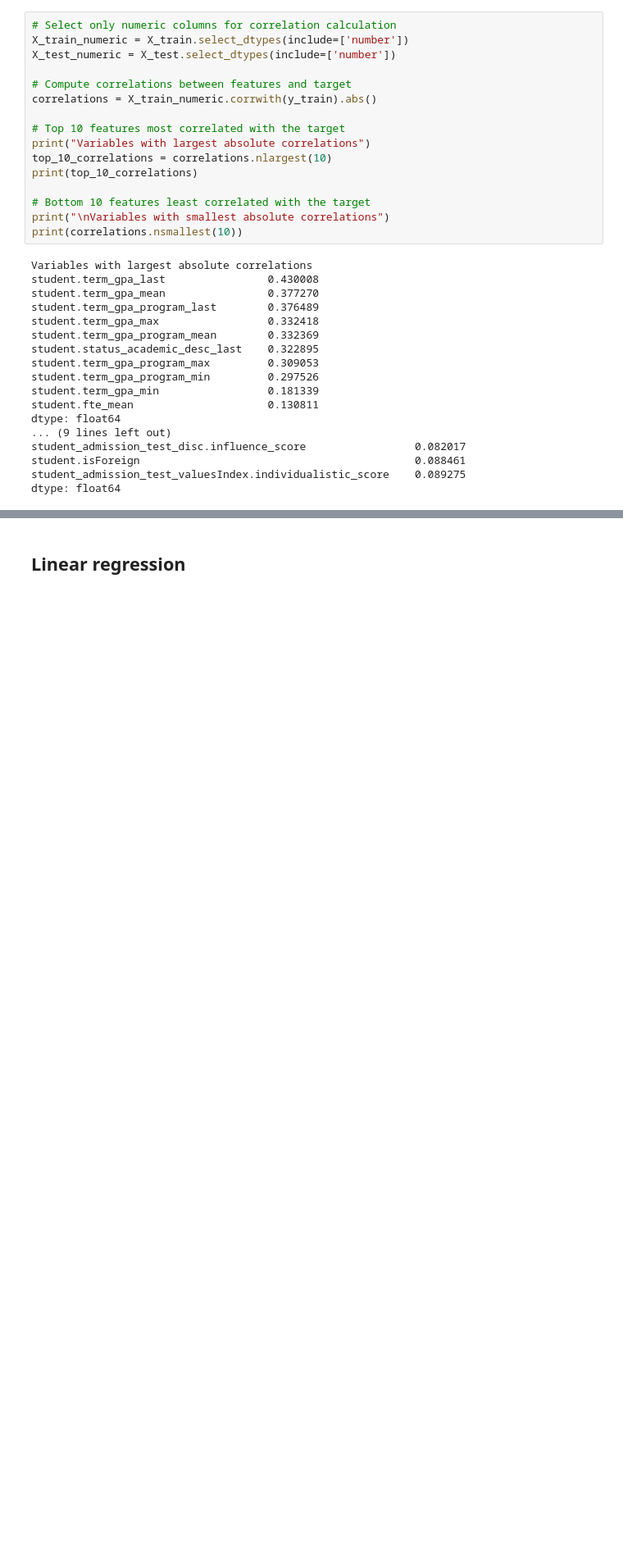
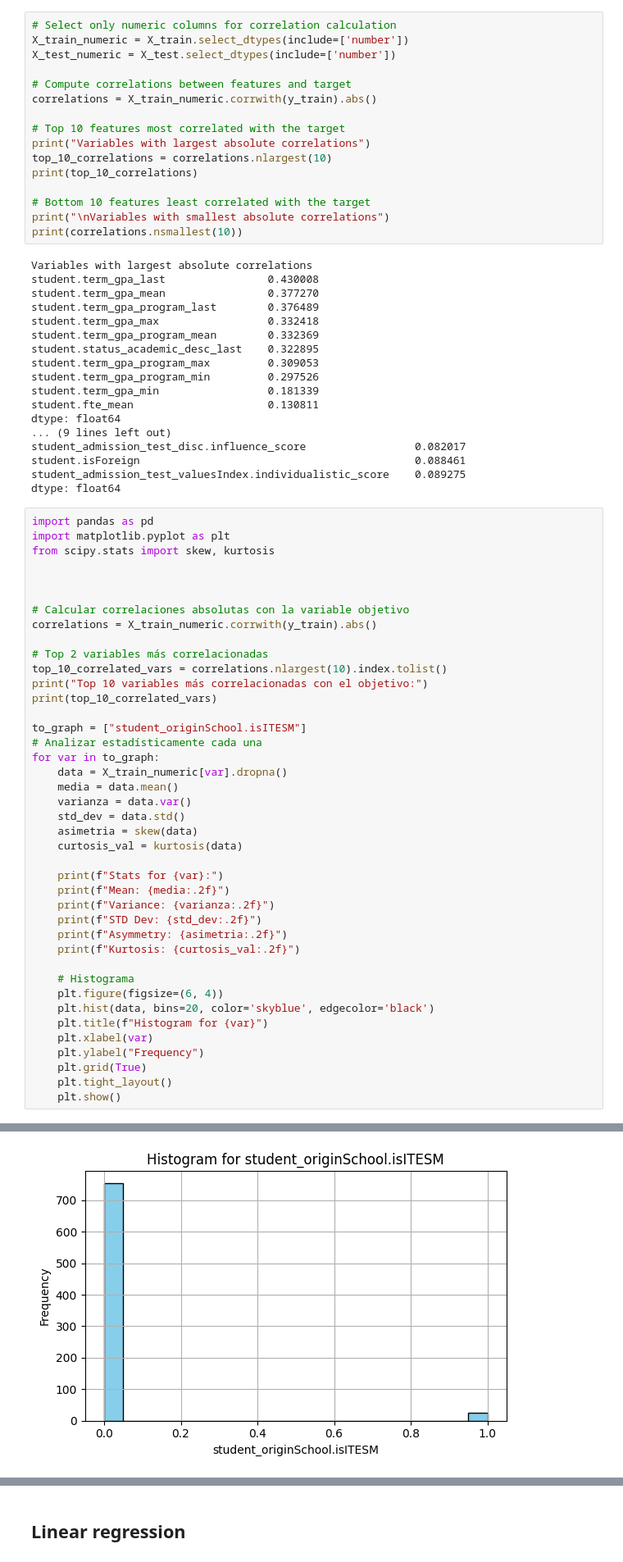
Before and after one commit to sofia01721245/analisis_cuantitativo_TC3002B, a Jupyter notebook: analysis.ipynb, the cells around one changed output, grey strips where cells are left out. Shown at 82% size. Saved outputs shown, nothing was run; the diff lists cells and outputs as text; blank space fills up the shorter version.

Commit message:
fix correlations and add stats

```diff
--- a/analysis.ipynb
+++ b/analysis.ipynb
@@ -50,3 +50,45 @@ student_admission_test_disc.influence_score                 0.082017
 student.isForeign                                           0.088461
 student_admission_test_valuesIndex.individualistic_score    0.089275
 dtype: float64
+# %%
+import pandas as pd
+import matplotlib.pyplot as plt
+from scipy.stats import skew, kurtosis
+
+
+
+# Calcular correlaciones absolutas con la variable objetivo
+correlations = X_train_numeric.corrwith(y_train).abs()
+
+# Top 2 variables más correlacionadas
+top_10_correlated_vars = correlations.nlargest(10).index.tolist()
+print("Top 10 variables más correlacionadas con el objetivo:")
+print(top_10_correlated_vars)
+
+to_graph = ["student_originSchool.isITESM"]
+# Analizar estadísticamente cada una
+for var in to_graph:
+    data = X_train_numeric[var].dropna()
+    media = data.mean()
+    varianza = data.var()
+    std_dev = data.std()
+    asimetria = skew(data)
+    curtosis_val = kurtosis(data)
+
+    print(f"Stats for {var}:")
+    print(f"Mean: {media:.2f}")
+    print(f"Variance: {varianza:.2f}")
+    print(f"STD Dev: {std_dev:.2f}")
+    print(f"Asymmetry: {asimetria:.2f}")
+    print(f"Kurtosis: {curtosis_val:.2f}")
+
+    # Histograma
+    plt.figure(figsize=(6, 4))
+    plt.hist(data, bins=20, color='skyblue', edgecolor='black')
+    plt.title(f"Histogram for {var}")
+    plt.xlabel(var)
+    plt.ylabel("Frequency")
+    plt.grid(True)
+    plt.tight_layout()
+    plt.show()
+# %% [output]
@@ -52,0 +103 @@ dtype: float64
+[figure, added]
```
Also changed, not shown: parts of 2 cells of this notebook, 1 other file.
